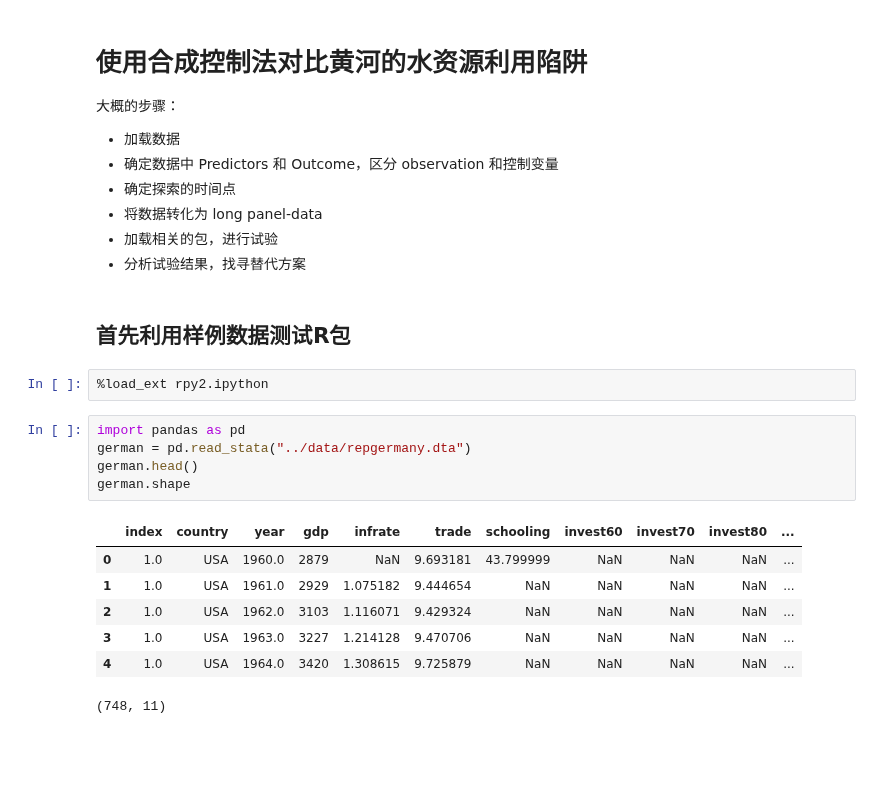
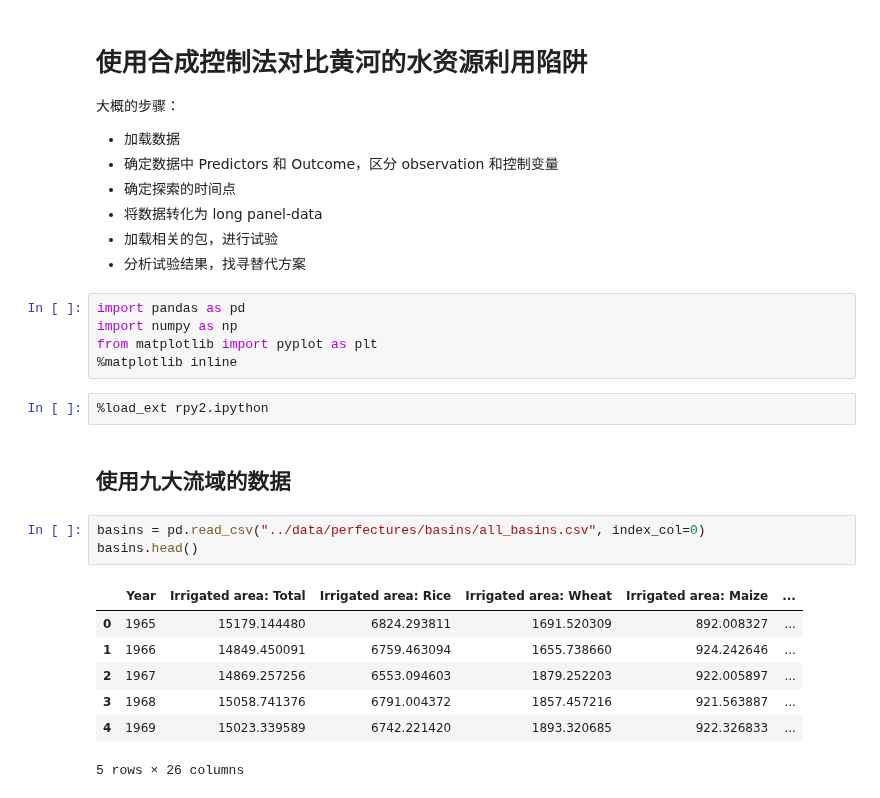
Before and after one commit to SongshGeo/Water-Governance-Regimes, a Jupyter notebook: schemes/合成控制法探索资源利用陷阱.ipynb, the cells around one changed output. Saved outputs shown, nothing was run; the diff lists cells and outputs as text; blank space fills up the shorter version.

```diff
--- a/schemes/合成控制法探索资源利用陷阱.ipynb
+++ b/schemes/合成控制法探索资源利用陷阱.ipynb
@@ -8,21 +8,24 @@
 - 将数据转化为 long panel-data
 - 加载相关的包，进行试验
 - 分析试验结果，找寻替代方案
-# %% [markdown]
-## 首先利用样例数据测试R包
+# %%
+import pandas as pd
+import numpy as np
+from matplotlib import pyplot as plt
+%matplotlib inline
 # %%
 %load_ext rpy2.ipython
-# %%
-import pandas as pd
-german = pd.read_stata("../data/repgermany.dta")
-german.head()
-german.shape
-# %% [output]
-|  | index | country | year | gdp | infrate | trade | schooling | invest60 | invest70 | invest80 | ... |
-| 0 | 1.0 | USA | 1960.0 | 2879 | NaN | 9.693181 | 43.799999 | NaN | NaN | NaN | ... |
-| 1 | 1.0 | USA | 1961.0 | 2929 | 1.075182 | 9.444654 | NaN | NaN | NaN | NaN | ... |
-| 2 | 1.0 | USA | 1962.0 | 3103 | 1.116071 | 9.429324 | NaN | NaN | NaN | NaN | ... |
-| 3 | 1.0 | USA | 1963.0 | 3227 | 1.214128 | 9.470706 | NaN | NaN | NaN | NaN | ... |
-| 4 | 1.0 | USA | 1964.0 | 3420 | 1.308615 | 9.725879 | NaN | NaN | NaN | NaN | ... |
-(748, 11)
+# %% [markdown]
+## 使用九大流域的数据
+# %%
+basins = pd.read_csv("../data/perfectures/basins/all_basins.csv", index_col=0)
+basins.head()
+# %% [output]
+|  | Year | Irrigated area: Total | Irrigated area: Rice | Irrigated area: Wheat | Irrigated area: Maize | ... |
+| 0 | 1965 | 15179.144480 | 6824.293811 | 1691.520309 | 892.008327 | ... |
+| 1 | 1966 | 14849.450091 | 6759.463094 | 1655.738660 | 924.242646 | ... |
+| 2 | 1967 | 14869.257256 | 6553.094603 | 1879.252203 | 922.005897 | ... |
+| 3 | 1968 | 15058.741376 | 6791.004372 | 1857.457216 | 921.563887 | ... |
+| 4 | 1969 | 15023.339589 | 6742.221420 | 1893.320685 | 922.326833 | ... |
+5 rows × 26 columns
 # %%
```
Also changed, not shown: parts of 6 cells of this notebook, 6 other files.
